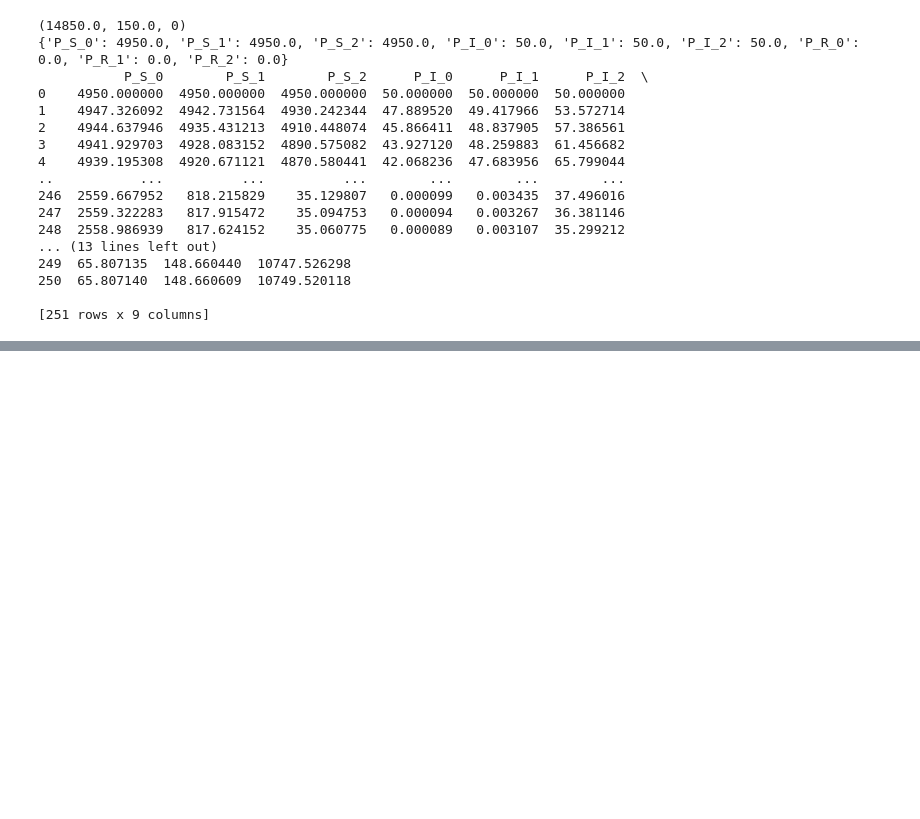
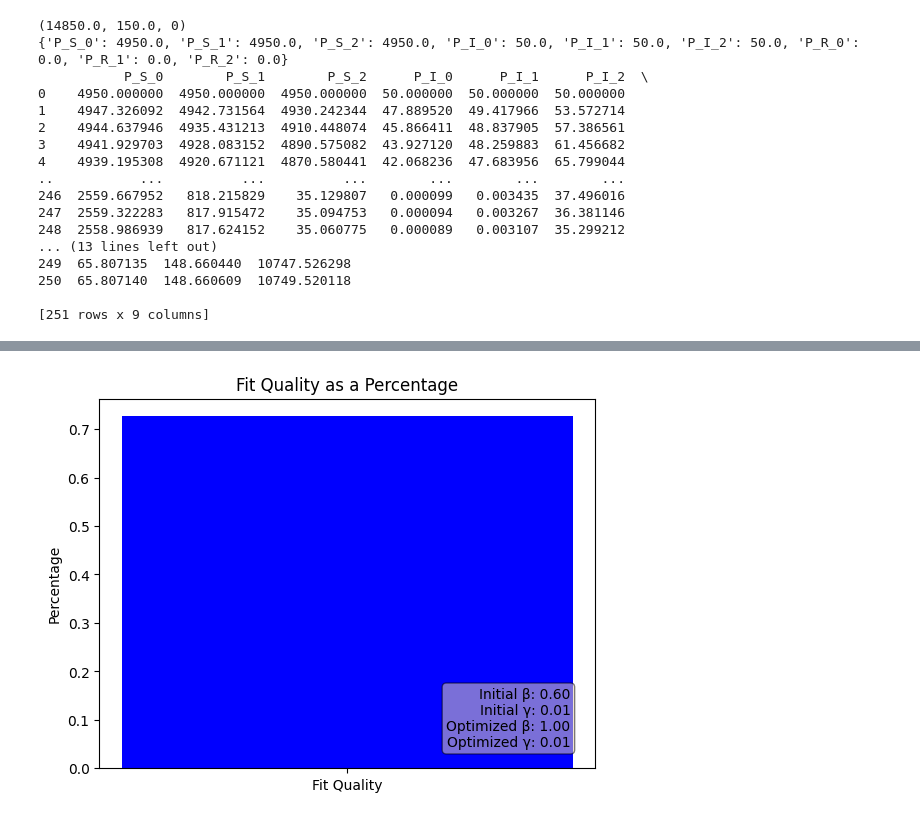
Before and after one commit to mohdkashifansari/Influence_of_Opinion_Dynamics_on_Disease_Spread, a Jupyter notebook: code_02_7_24.ipynb, the cells around one changed output, grey strips where cells are left out. Saved outputs shown, nothing was run; the diff lists cells and outputs as text; code cells hidden in the pictures; blank space fills up the shorter version.

```diff
--- a/code_02_7_24.ipynb
+++ b/code_02_7_24.ipynb
@@ -252,9 +310,6 @@ print(data)
 
 [251 rows x 9 columns]
 # %%
-from scipy.optimize import minimize
-from scipy.integrate import odeint
-import numpy as np
 
 # Fit a curve using MSE
 def mse_curve_fit(y_true, y_pred):
@@ -278,8 +333,8 @@ def objective(params, y0, t, N, fitted_S, fitted_I, fitted_R):
     mse_R = mse_curve_fit(fitted_R, R)
     return mse_S + mse_I + mse_R
 
-# Initial guess for beta and gamma
-initial_guess = [0.5, 0.5]
+# Initial guess for beta and gamma (should be the one we intialized in the beginning)
+initial_guess = [0.6, 0.01]
 
 # Initial conditions
 y0 = int_S, int_I, int_R
@@ -300,7 +355,7 @@ S_opt, I_opt, R_opt = sol.T
 def r_squared(y_true, y_pred):
     ss_res = np.sum((y_true - y_pred) ** 2)
     ss_tot = np.sum((y_true - np.mean(y_true)) ** 2)
-    return  1 - (ss_res / ss_tot)
+    return 1 - (ss_res / ss_tot)
 
 # Calculate R^2 for S, I, and R
 r2_S = r_squared(fitted_S, S_opt)
@@ -318,5 +373,33 @@ average_r2_percentage = abs(average_r2 * 100)
 
 # Print the average R^2 percentage
 print("Average R^2 (fit quality) as a percentage:", average_r2_percentage)
+
+# Plotting
+fig, ax = plt.subplots()
+
+# Create the histogram
+ax.bar(["Fit Quality"], [average_r2_percentage], color='blue')
+
+# Add text for the initial and optimized beta and gamma values
+textstr = '\n'.join((
+    f'Initial β: {initial_guess[0]:.2f}',
+    f'Initial γ: {initial_guess[1]:.2f}',
+    f'Optimized β: {optimized_beta:.2f}',
+    f'Optimized γ: {optimized_gamma:.2f}',
+))
+
+# Set the properties of the box
+props = dict(boxstyle='round', facecolor='wheat', alpha=0.5)
+
+# Place the text box
+ax.text(0.95, 0.05, textstr, transform=ax.transAxes, fontsize=10,
+        verticalalignment='bottom', horizontalalignment='right', bbox=props)
+
+# Set title and labels
+ax.set_title('Fit Quality as a Percentage')
+ax.set_ylabel('Percentage')
+
+# Display the plot
+plt.show()
 # %% [output]
 Optimized beta: 1.0
@@ -327,0 +411 @@ Average R^2 (fit quality) as a percentage: 0.7264540369645227
+[figure, added]
```
Also changed, not shown: parts of 4 cells of this notebook, 3 other files.
